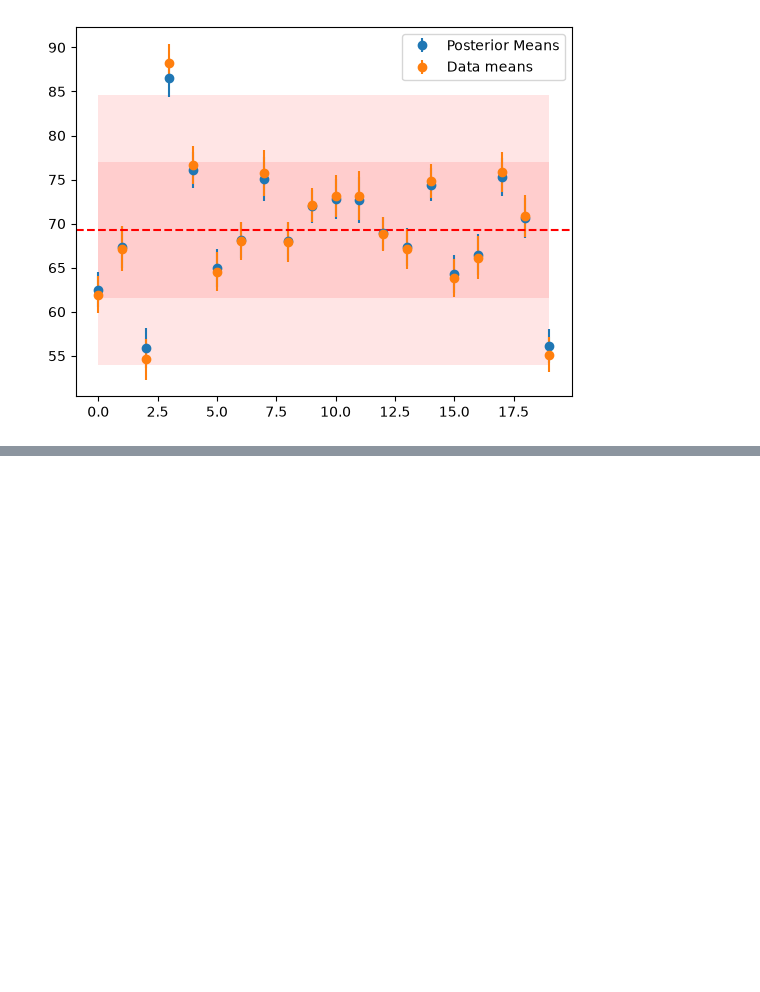
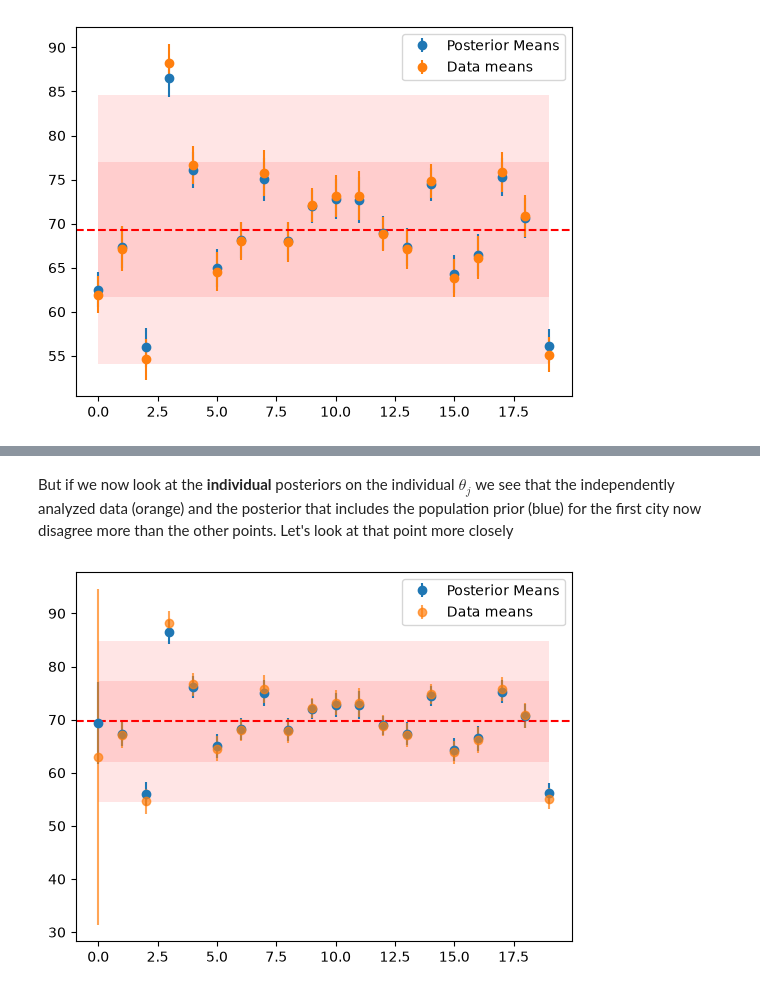
Before and after one commit to Bayesian-Statistics-ETH/Bayesian-Stats-HS2026, a Jupyter notebook: exercise_solutions/week9_jax_numpyro_solutions.ipynb, the cells around one changed output, grey strips where cells are left out. Saved outputs shown, nothing was run; the diff lists cells and outputs as text; code cells hidden in the pictures; blank space fills up the shorter version.

```diff
--- a/exercise_solutions/week9_jax_numpyro_solutions.ipynb
+++ b/exercise_solutions/week9_jax_numpyro_solutions.ipynb
@@ -242,0 +299,18 @@ plt.show()
+# %%
+city_means_wider, city_variances_wider = naive_posteriors(scores, score_sigmas_corrupted**2)
+# %% [markdown]
+But if we now look at the **individual** posteriors on the individual $\theta_j$ we see that the independently analyzed data (orange)
+and the posterior that includes the population prior (blue) for the first city now disagree more than the other points. Let's look at that point more closely
+# %%
+plt.errorbar(np.arange(n_city), np.mean(samples_wider_noise['theta_js'], axis=0), yerr=np.std(samples_wider_noise['theta_js'], axis=0), fmt='o', label='Posterior Means')
+plt.errorbar(np.arange(n_city), city_means_wider, yerr=np.sqrt(city_variances_wider), fmt='o', label='Data means', alpha=0.7)
+plt.fill_between(np.arange(n_city), np.mean(samples_wider_noise['mu']) - np.mean(10**samples_wider_noise['log_tau']),
+                 np.mean(samples_wider_noise['mu']) + np.mean(10**samples_wider_noise['log_tau']), facecolor='r', alpha=0.1)
+plt.fill_between(np.arange(n_city), np.mean(samples_wider_noise['mu']) - 2*np.mean(10**samples_wider_noise['log_tau']),
+                 np.mean(samples_wider_noise['mu']) + 2*np.mean(10**samples_wider_noise['log_tau']), facecolor='r', alpha=0.1)
+ax = plt.gca()
+ax.axhline(np.mean(samples_wider_noise['mu']), c='r', ls='--')
+plt.legend()
+plt.show()
+# %% [output]
+[figure, added]
```
Also changed, not shown: parts of 16 cells of this notebook.
